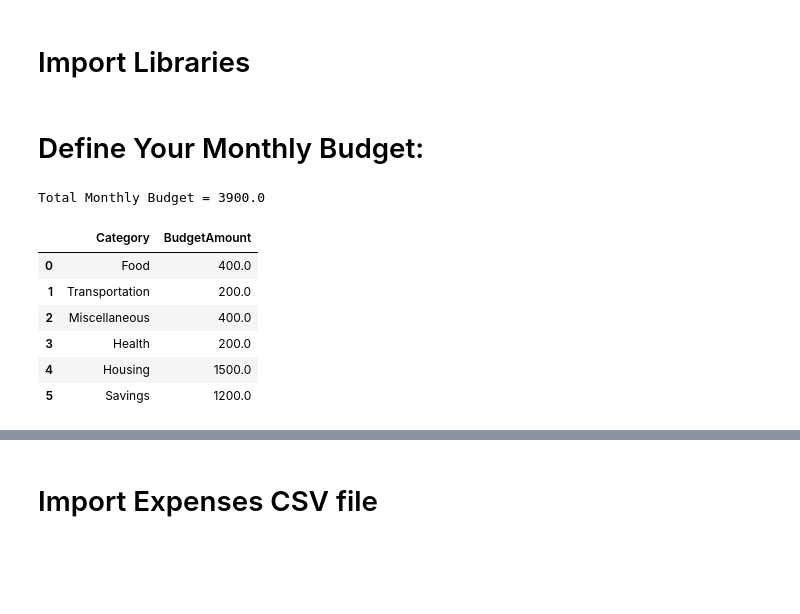
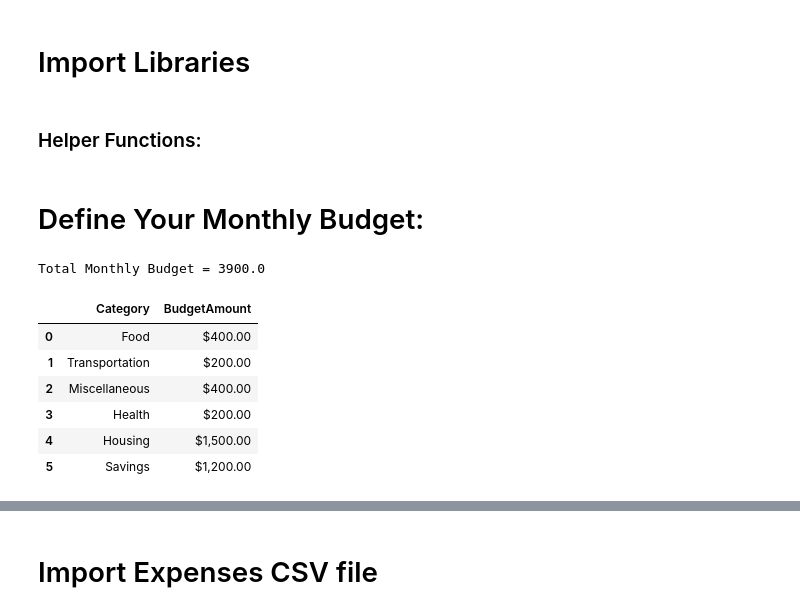
Before and after one commit to jflores31297/Personal-Financial-Management-with-Python, a Jupyter notebook: PFM with Python.ipynb, the cells around one changed output, grey strips where cells are left out. Drawn from its saved outputs; the diff is of its cells as text; code cells hidden in the pictures; blank space fills up the shorter version.

```diff
--- a/PFM with Python.ipynb
+++ b/PFM with Python.ipynb
@@ -6,0 +8,5 @@ import calendar
+# %%
+# Format budget values (e.g., currency format) to make them user-friendly:
+pd.options.display.float_format = '${:,.2f}'.format
+# %% [markdown]
+### Helper Functions:
@@ -9,29 +154,29 @@ import calendar
 # %%
 # Define the category and budget amount pairs
 budget_data = [
     ('Food', 400.00),
     ('Transportation', 200.00),
     ('Miscellaneous', 400.00),
     ('Health', 200.00),
     ('Housing', 1500.00),
     ('Savings', 1200.00)
 ]
 
 # Create the DataFrame
 budget = pd.DataFrame(budget_data, columns=['Category', 'BudgetAmount'])
 
-#Calculate total monthly budget
-total_monthly_budget = round(budget['BudgetAmount'].sum(), 2)
+# Call the function to calculate total budget
+total_monthly_budget = calculate_total_budget(budget)
 print('Total Monthly Budget =', total_monthly_budget)
 
 # Display the DataFrame
 budget
 # %% [output]
 Total Monthly Budget = 3900.0
 |  | Category | BudgetAmount |
-| 0 | Food | 400.0 |
-| 1 | Transportation | 200.0 |
-| 2 | Miscellaneous | 400.0 |
-| 3 | Health | 200.0 |
-| 4 | Housing | 1500.0 |
-| 5 | Savings | 1200.0 |
+| 0 | Food | $400.00 |
+| 1 | Transportation | $200.00 |
+| 2 | Miscellaneous | $400.00 |
+| 3 | Health | $200.00 |
+| 4 | Housing | $1,500.00 |
+| 5 | Savings | $1,200.00 |
```
Also changed, not shown: parts of 14 cells of this notebook.
